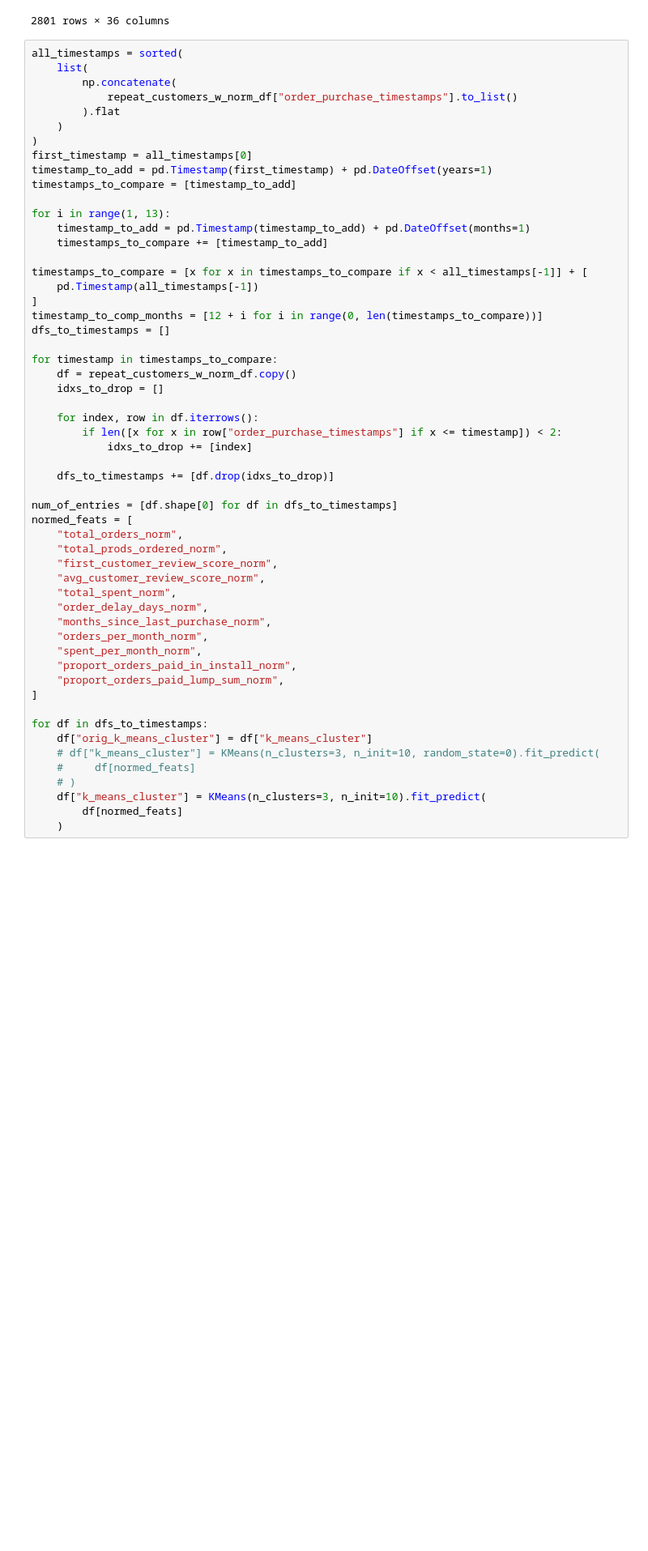
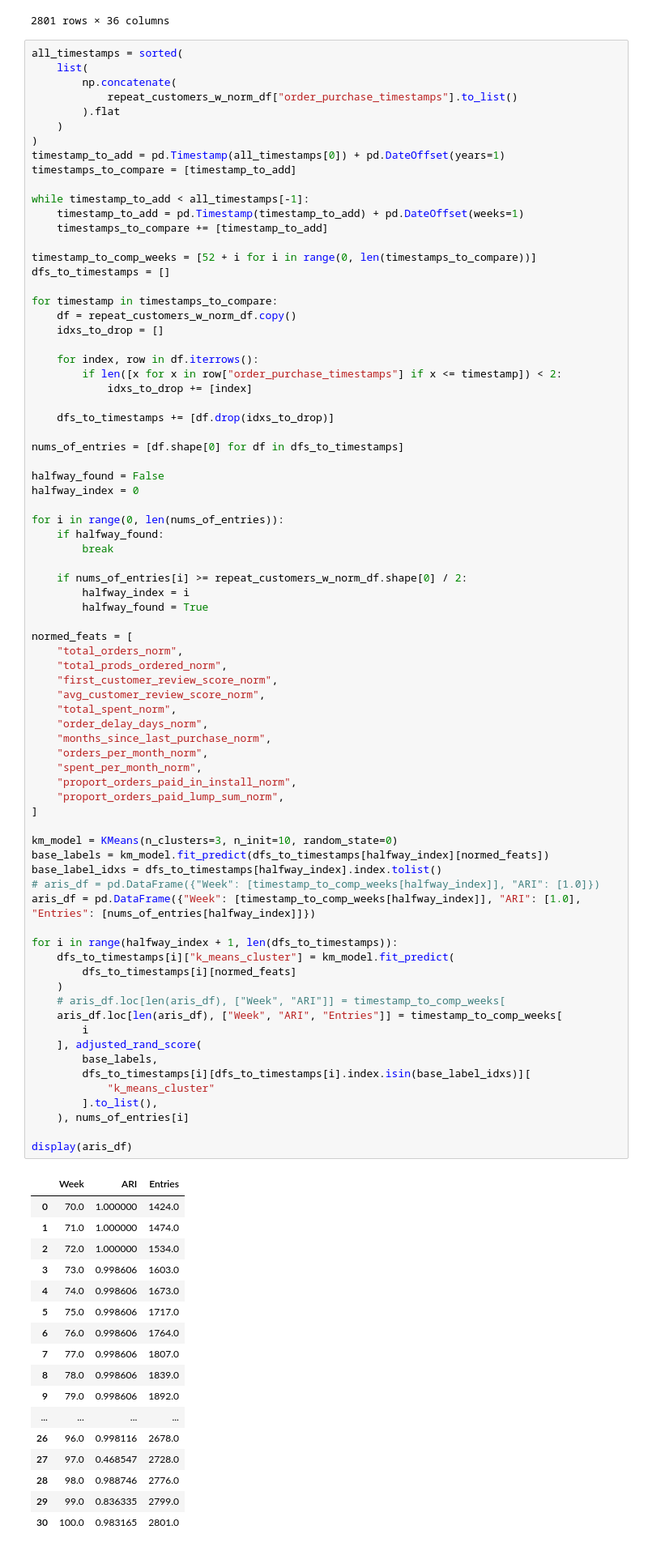
Before and after one commit to gabrielhermel/OC_DS_P5, a Jupyter notebook: Hermel_Gabriel_3_notebook_simulation_122022.ipynb, the cells around one changed output. Shown at 81% size. Cells and saved outputs as stored; diff of their text form; blank space fills up the shorter version.

```diff
--- a/Hermel_Gabriel_3_notebook_simulation_122022.ipynb
+++ b/Hermel_Gabriel_3_notebook_simulation_122022.ipynb
@@ -32,50 +32,89 @@ all_timestamps = sorted(
         ).flat
     )
 )
-first_timestamp = all_timestamps[0]
-timestamp_to_add = pd.Timestamp(first_timestamp) + pd.DateOffset(years=1)
+timestamp_to_add = pd.Timestamp(all_timestamps[0]) + pd.DateOffset(years=1)
 timestamps_to_compare = [timestamp_to_add]
 
-for i in range(1, 13):
-    timestamp_to_add = pd.Timestamp(timestamp_to_add) + pd.DateOffset(months=1)
+while timestamp_to_add < all_timestamps[-1]:
+    timestamp_to_add = pd.Timestamp(timestamp_to_add) + pd.DateOffset(weeks=1)
     timestamps_to_compare += [timestamp_to_add]
 
-timestamps_to_compare = [x for x in timestamps_to_compare if x < all_timestamps[-1]] + [
-    pd.Timestamp(all_timestamps[-1])
-]
-timestamp_to_comp_months = [12 + i for i in range(0, len(timestamps_to_compare))]
+timestamp_to_comp_weeks = [52 + i for i in range(0, len(timestamps_to_compare))]
 dfs_to_timestamps = []
 
 for timestamp in timestamps_to_compare:
     df = repeat_customers_w_norm_df.copy()
     idxs_to_drop = []
 
     for index, row in df.iterrows():
         if len([x for x in row["order_purchase_timestamps"] if x <= timestamp]) < 2:
             idxs_to_drop += [index]
 
     dfs_to_timestamps += [df.drop(idxs_to_drop)]
 
-num_of_entries = [df.shape[0] for df in dfs_to_timestamps]
+nums_of_entries = [df.shape[0] for df in dfs_to_timestamps]
+
+halfway_found = False
+halfway_index = 0
+
+for i in range(0, len(nums_of_entries)):
+    if halfway_found:
+        break
+
+    if nums_of_entries[i] >= repeat_customers_w_norm_df.shape[0] / 2:
+        halfway_index = i
+        halfway_found = True
+
 normed_feats = [
     "total_orders_norm",
     "total_prods_ordered_norm",
     "first_customer_review_score_norm",
     "avg_customer_review_score_norm",
     "total_spent_norm",
     "order_delay_days_norm",
     "months_since_last_purchase_norm",
     "orders_per_month_norm",
     "spent_per_month_norm",
     "proport_orders_paid_in_install_norm",
     "proport_orders_paid_lump_sum_norm",
 ]
 
-for df in dfs_to_timestamps:
-    df["orig_k_means_cluster"] = df["k_means_cluster"]
-    # df["k_means_cluster"] = KMeans(n_clusters=3, n_init=10, random_state=0).fit_predict(
-    #     df[normed_feats]
-    # )
-    df["k_means_cluster"] = KMeans(n_clusters=3, n_init=10).fit_predict(
-        df[normed_feats]
+km_model = KMeans(n_clusters=3, n_init=10, random_state=0)
+base_labels = km_model.fit_predict(dfs_to_timestamps[halfway_index][normed_feats])
+base_label_idxs = dfs_to_timestamps[halfway_index].index.tolist()
+# aris_df = pd.DataFrame({"Week": [timestamp_to_comp_weeks[halfway_index]], "ARI": [1.0]})
+aris_df = pd.DataFrame({"Week": [timestamp_to_comp_weeks[halfway_index]], "ARI": [1.0], "Entries": [nums_of_entries[halfway_index]]})
+
+for i in range(halfway_index + 1, len(dfs_to_timestamps)):
+    dfs_to_timestamps[i]["k_means_cluster"] = km_model.fit_predict(
+        dfs_to_timestamps[i][normed_feats]
     )
+    # aris_df.loc[len(aris_df), ["Week", "ARI"]] = timestamp_to_comp_weeks[
+    aris_df.loc[len(aris_df), ["Week", "ARI", "Entries"]] = timestamp_to_comp_weeks[
+        i
+    ], adjusted_rand_score(
+        base_labels,
+        dfs_to_timestamps[i][dfs_to_timestamps[i].index.isin(base_label_idxs)][
+            "k_means_cluster"
+        ].to_list(),
+    ), nums_of_entries[i]
+
+display(aris_df)
+# %% [output]
+|  | Week | ARI | Entries |
+| 0 | 70.0 | 1.000000 | 1424.0 |
+| 1 | 71.0 | 1.000000 | 1474.0 |
+| 2 | 72.0 | 1.000000 | 1534.0 |
+| 3 | 73.0 | 0.998606 | 1603.0 |
+| 4 | 74.0 | 0.998606 | 1673.0 |
+| 5 | 75.0 | 0.998606 | 1717.0 |
+| 6 | 76.0 | 0.998606 | 1764.0 |
+| 7 | 77.0 | 0.998606 | 1807.0 |
+| 8 | 78.0 | 0.998606 | 1839.0 |
+| 9 | 79.0 | 0.998606 | 1892.0 |
+| ... | ... | ... | ... |
+| 26 | 96.0 | 0.998116 | 2678.0 |
+| 27 | 97.0 | 0.468547 | 2728.0 |
+| 28 | 98.0 | 0.988746 | 2776.0 |
+| 29 | 99.0 | 0.836335 | 2799.0 |
+| 30 | 100.0 | 0.983165 | 2801.0 |
```
Also changed, not shown: parts of 5 cells of this notebook.
